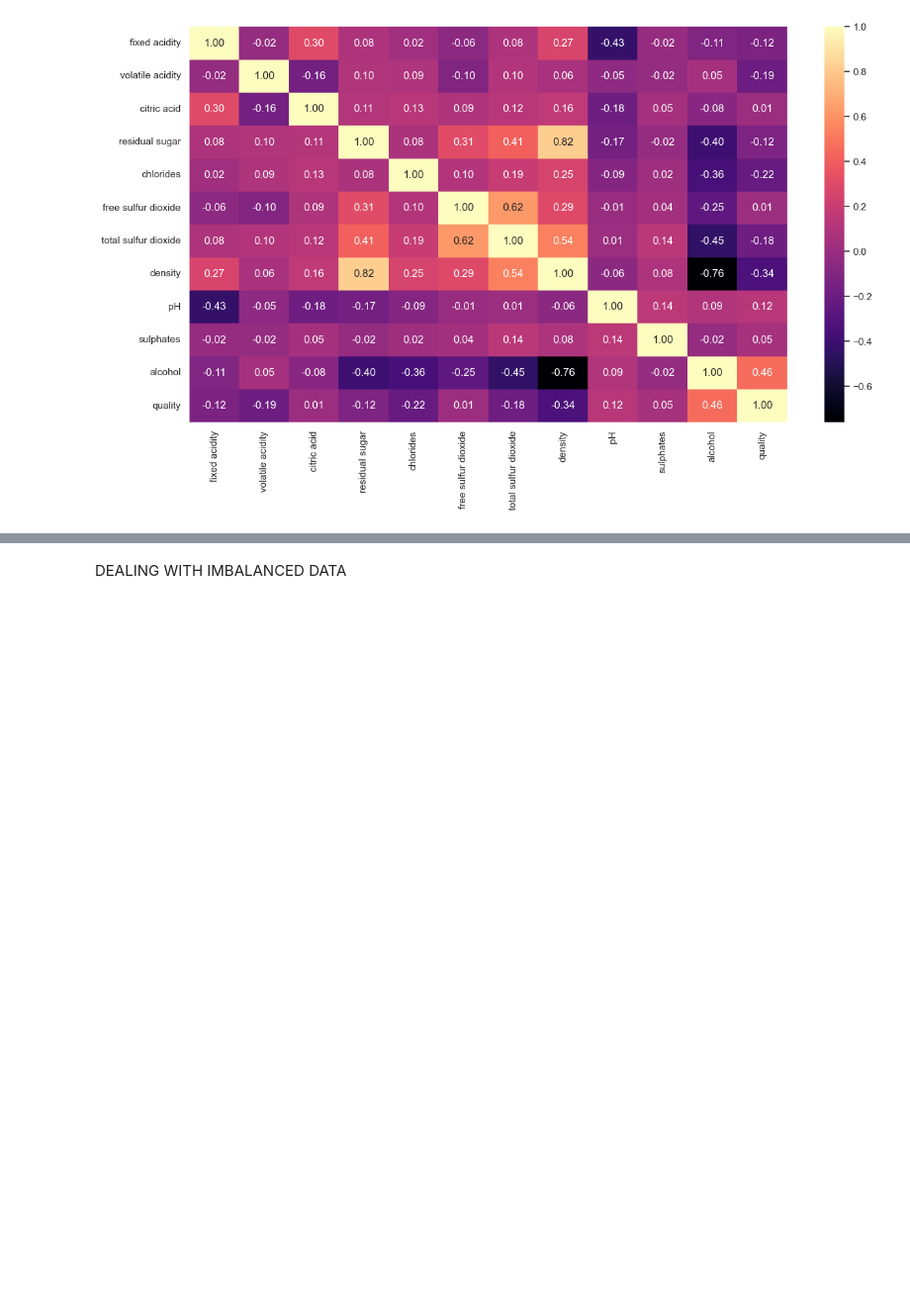
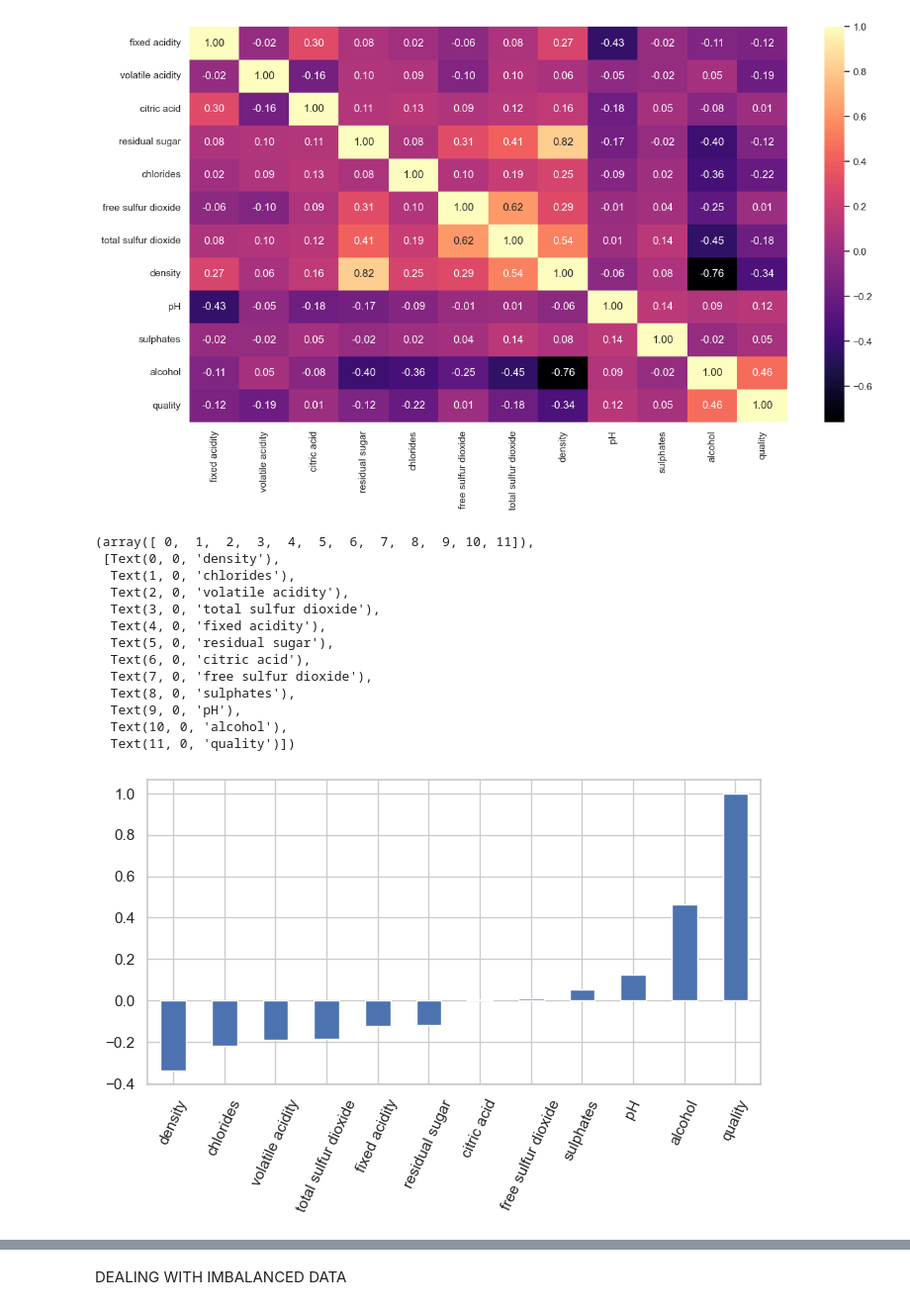
Before and after one commit to The-DigitalAcademy/Machine_learning, a Jupyter notebook: whitewine.ipynb, the cells around one changed output, grey strips where cells are left out. Shown at 99% size. Saved outputs shown, nothing was run; the diff lists cells and outputs as text; code cells hidden in the pictures; blank space fills up the shorter version.

```diff
--- a/whitewine.ipynb
+++ b/whitewine.ipynb
@@ -213,5 +213,23 @@ plt.figure(figsize=(15,8))
 dataplot=sns.heatmap(my_wine.corr(),annot=True,fmt='.2f',cmap='magma')
 # %% [output]
 [figure]
+# %%
+my_wine.corrwith(my_wine['quality']).sort_values().plot(kind= 'bar', figsize=(8,4))
+plt.xticks(rotation =65)
+# %% [output]
+(array([ 0,  1,  2,  3,  4,  5,  6,  7,  8,  9, 10, 11]),
+ [Text(0, 0, 'density'),
+  Text(1, 0, 'chlorides'),
+  Text(2, 0, 'volatile acidity'),
+  Text(3, 0, 'total sulfur dioxide'),
+  Text(4, 0, 'fixed acidity'),
+  Text(5, 0, 'residual sugar'),
+  Text(6, 0, 'citric acid'),
+  Text(7, 0, 'free sulfur dioxide'),
+  Text(8, 0, 'sulphates'),
+  Text(9, 0, 'pH'),
+  Text(10, 0, 'alcohol'),
+  Text(11, 0, 'quality')])
+[figure, added]
 # %%
 sns.pairplot(my_wine)
```
Also changed, not shown: parts of 15 cells of this notebook, 1 other file.
